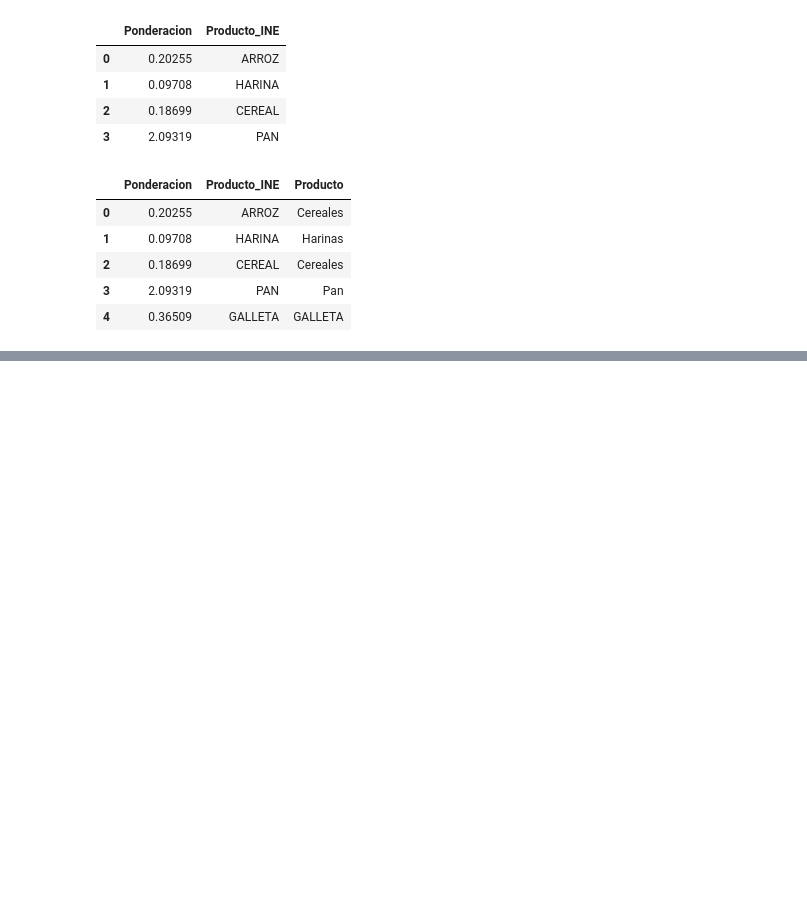
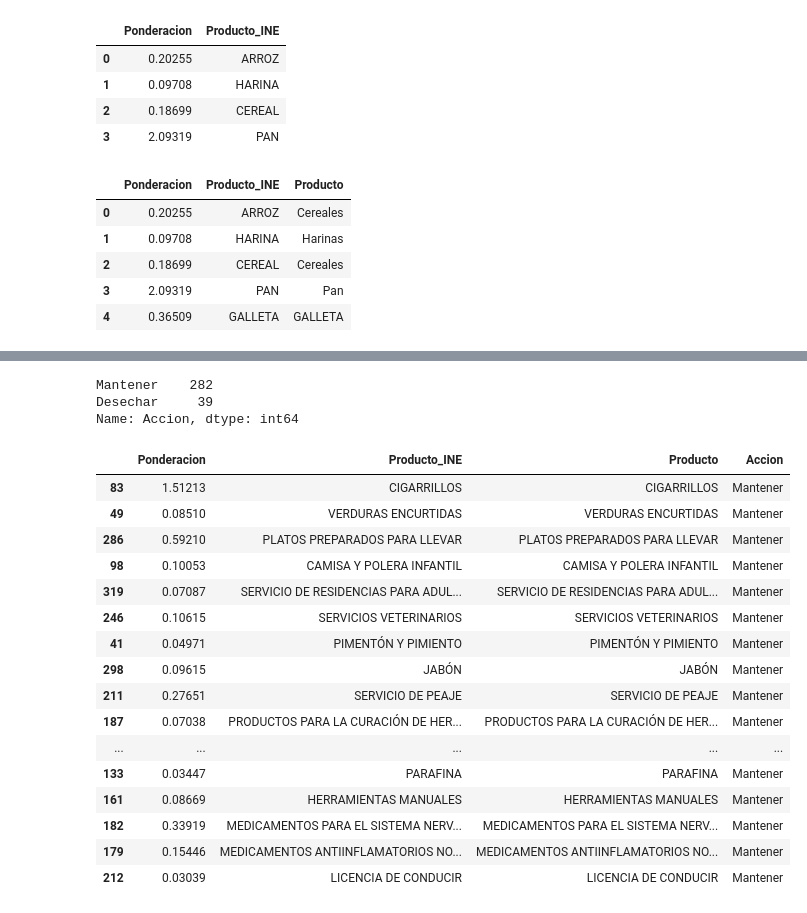
Before and after one commit to hriverap/MacroEconomia, a Jupyter notebook: Ponderacion.ipynb, the cells around one changed output, grey strips where cells are left out. Saved outputs shown, nothing was run; the diff lists cells and outputs as text; code cells hidden in the pictures; blank space fills up the shorter version.

```diff
--- a/Ponderacion.ipynb
+++ b/Ponderacion.ipynb
@@ -141,0 +97,2 @@ Name: 0, dtype: bool
+# %%
+df = pd.read_csv("output/ponderados.csv")
@@ -141,0 +113,26 @@ Name: 0, dtype: bool
+# %%
+df.Accion.value_counts()
+# %% [output]
+Mantener    282
+Desechar     39
+Name: Accion, dtype: int64
+# %%
+df[df.Accion=="Mantener"].sample(50)
+# %% [output]
+|  | Ponderacion | Producto_INE | Producto | Accion |
+| 83 | 1.51213 | CIGARRILLOS | CIGARRILLOS | Mantener |
+| 49 | 0.08510 | VERDURAS ENCURTIDAS | VERDURAS ENCURTIDAS | Mantener |
+| 286 | 0.59210 | PLATOS PREPARADOS PARA LLEVAR | PLATOS PREPARADOS PARA LLEVAR | Mantener |
+| 98 | 0.10053 | CAMISA Y POLERA INFANTIL | CAMISA Y POLERA INFANTIL | Mantener |
+| 319 | 0.07087 | SERVICIO DE RESIDENCIAS PARA ADUL... | SERVICIO DE RESIDENCIAS PARA ADUL... | Mantener |
+| 246 | 0.10615 | SERVICIOS VETERINARIOS | SERVICIOS VETERINARIOS | Mantener |
+| 41 | 0.04971 | PIMENTÓN Y PIMIENTO | PIMENTÓN Y PIMIENTO | Mantener |
+| 298 | 0.09615 | JABÓN | JABÓN | Mantener |
+| 211 | 0.27651 | SERVICIO DE PEAJE | SERVICIO DE PEAJE | Mantener |
+| 187 | 0.07038 | PRODUCTOS PARA LA CURACIÓN DE HER... | PRODUCTOS PARA LA CURACIÓN DE HER... | Mantener |
+| ... | ... | ... | ... | ... |
+| 133 | 0.03447 | PARAFINA | PARAFINA | Mantener |
+| 161 | 0.08669 | HERRAMIENTAS MANUALES | HERRAMIENTAS MANUALES | Mantener |
+| 182 | 0.33919 | MEDICAMENTOS PARA EL SISTEMA NERV... | MEDICAMENTOS PARA EL SISTEMA NERV... | Mantener |
+| 179 | 0.15446 | MEDICAMENTOS ANTIINFLAMATORIOS NO... | MEDICAMENTOS ANTIINFLAMATORIOS NO... | Mantener |
+| 212 | 0.03039 | LICENCIA DE CONDUCIR | LICENCIA DE CONDUCIR | Mantener |
```
Also changed, not shown: parts of 5 cells of this notebook.
